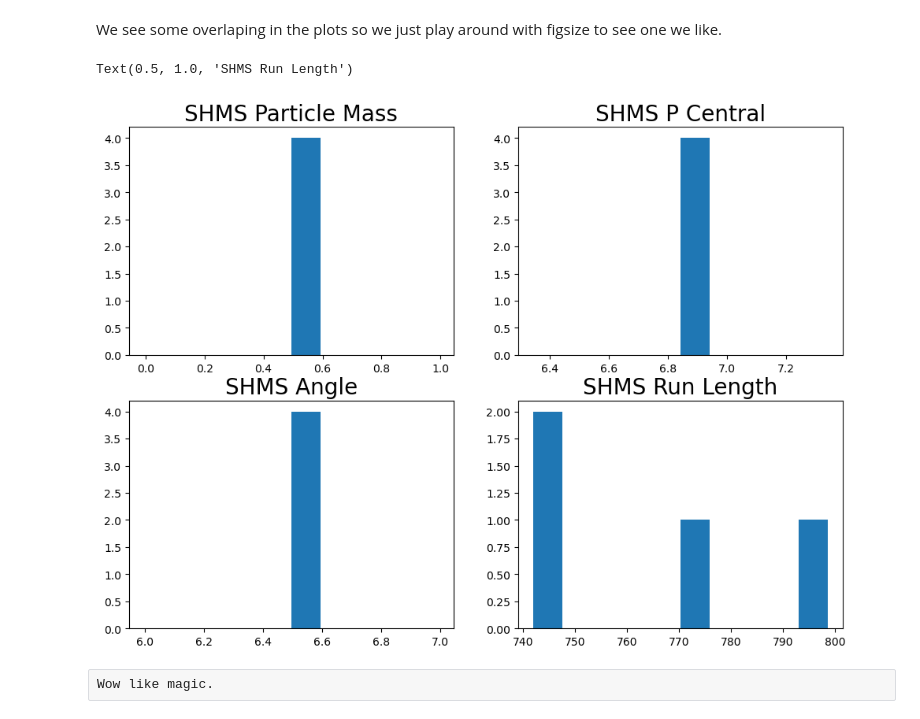
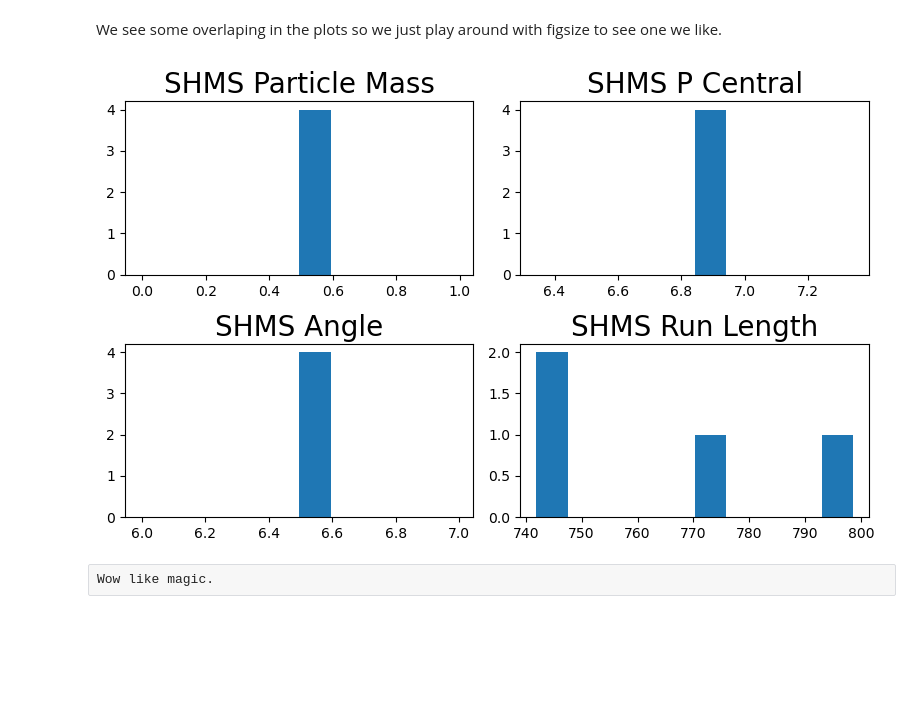
Before and after one commit to CUA-NP/NP_SummerStudents, a Jupyter notebook: weekly_work/6_8_2021/talks/Richard_py_tutorial2.ipynb, the cells around one changed output. Drawn from its saved outputs; the diff is of its cells as text; code cells hidden in the pictures; blank space fills up the shorter version.

```diff
--- a/weekly_work/6_8_2021/talks/Richard_py_tutorial2.ipynb
+++ b/weekly_work/6_8_2021/talks/Richard_py_tutorial2.ipynb
@@ -243,27 +247,29 @@ Text(0.5, 1.0, 'SHMS Run Length')
 We see some overlaping in the plots so we just play around with figsize to see one we like.
 # %%
 # Let's try this incredibly specific number to see if it works
-f = plt.figure(figsize=(11.69,8.27))
+#f = plt.figure(figsize=(11.69,8.27))
+f = plt.figure(figsize=(8.0,5.0))
 plt.style.use('default')
 
 ax = f.add_subplot(221)
 plt.hist(shms_dict["SHMS Particle Mass"])
 plt.title('SHMS Particle Mass', fontsize =20)
 
 ax = f.add_subplot(222)
 plt.hist(shms_dict["SHMS P Central"])
 plt.title('SHMS P Central', fontsize =20)
 
 ax = f.add_subplot(223)
 plt.hist(shms_dict["SHMS Angle"])
 plt.title('SHMS Angle', fontsize =20)
 
 ax = f.add_subplot(224)
 plt.hist(shms_dict["SHMS Run Length"])
 plt.title('SHMS Run Length', fontsize =20)
+
+plt.tight_layout()
 # %% [output]
-Text(0.5, 1.0, 'SHMS Run Length')
-[figure, old version]
+[figure, new version]
 # %% [raw]
 Wow like magic.
 # %% [markdown]
```
Also changed, not shown: parts of 2 cells of this notebook, 1 other file.
